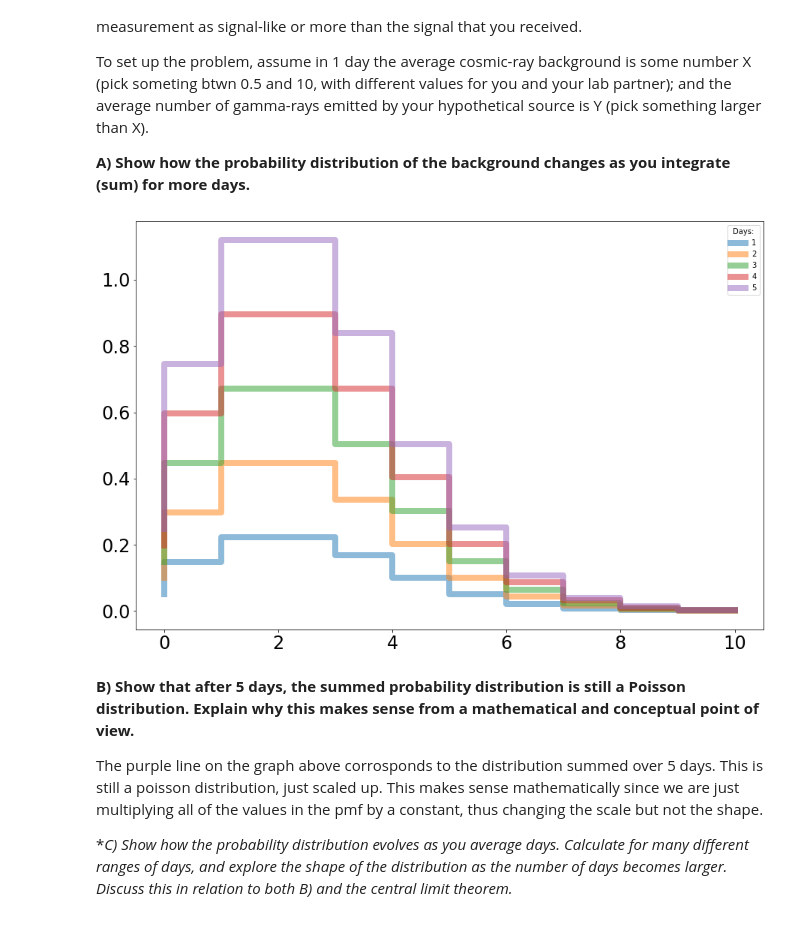
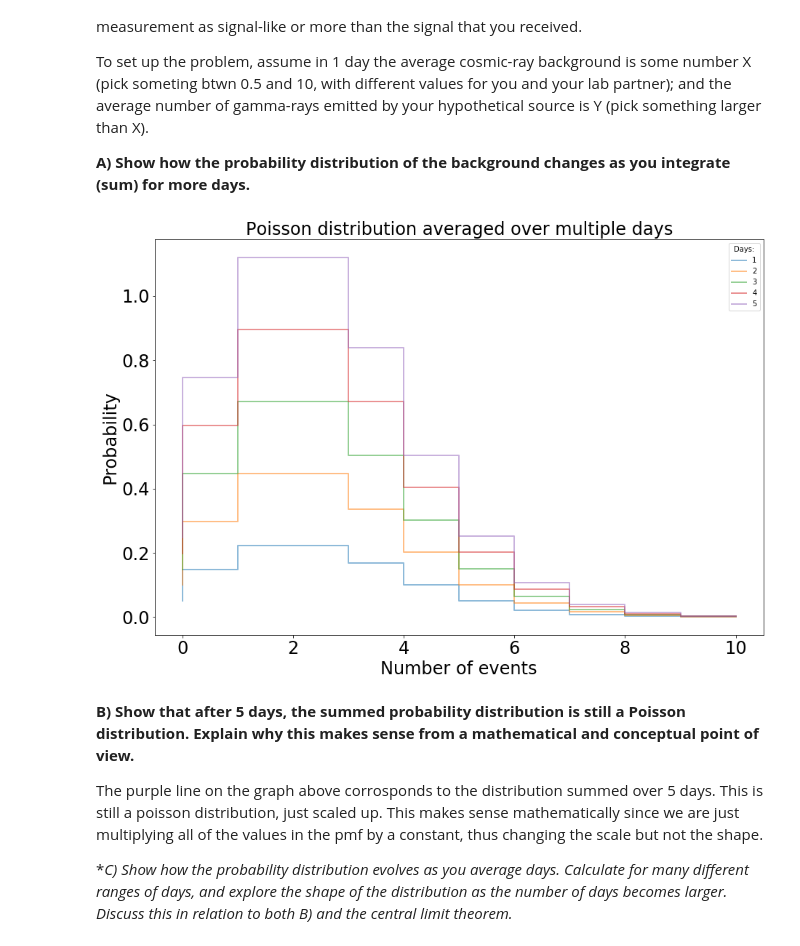
Before and after one commit to nsyochum/Physics-434, a Jupyter notebook: Lab_2/Lab_2.ipynb, the cells around one changed output. Drawn from its saved outputs; the diff is of its cells as text; code cells hidden in the pictures.

```diff
--- a/Lab_2/Lab_2.ipynb
+++ b/Lab_2/Lab_2.ipynb
@@ -11,36 +11,38 @@ To set up the problem, assume in 1 day the average cosmic-ray background is some
 # %%
 %matplotlib inline
 import numpy as np
 import matplotlib
 import matplotlib.pyplot as plt
 import scipy
 import math
 from scipy.optimize import curve_fit
 from scipy import stats
 from matplotlib.patches import Polygon
 
 #this sets the size of the plot to something useful
 plt.rcParams["figure.figsize"] = (15,10)
 fig, ax = plt.subplots(1, 1)
 plt.tick_params(labelsize = 18)
 
 # pick 3 as X, 5 as Y
 
 average = 3
 maxDays = 5
-value = 3
 x = np.linspace(0,10,11)
 base = stats.poisson.pmf(x, average, loc=0)
 
 for days in range(1,maxDays+1):
     distribution = base*days
-    ax.step(x, distribution, linewidth=8, alpha=0.5, label=days)
+    ax.step(x, distribution, linewidth=2, alpha=0.5, label=days)
 
 plt.legend(title="Days:")
 plt.tick_params(labelsize = 24)
+plt.title("Poisson distribution averaged over multiple days", fontsize=24)
+plt.xlabel("Number of events",  fontsize=24)
+plt.ylabel("Probability", fontsize=24)
 plt.show()
 # %% [output]
-[figure, old version]
+[figure, new version]
 # %% [markdown]
 **B)  Show that after 5 days, the summed probability distribution is still a Poisson distribution. Explain why this makes sense from a mathematical and conceptual point of view.**
 
```
Also changed, not shown: parts of 11 cells of this notebook.
